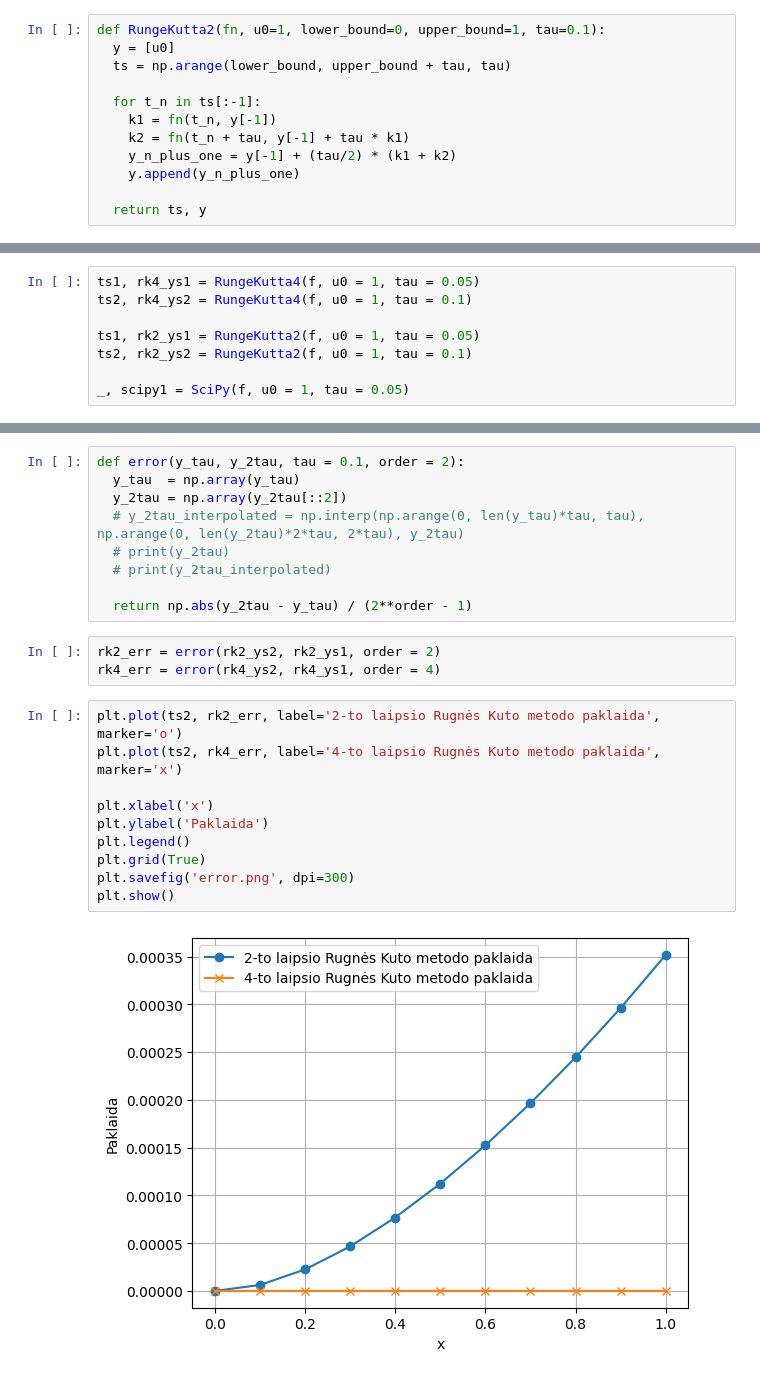
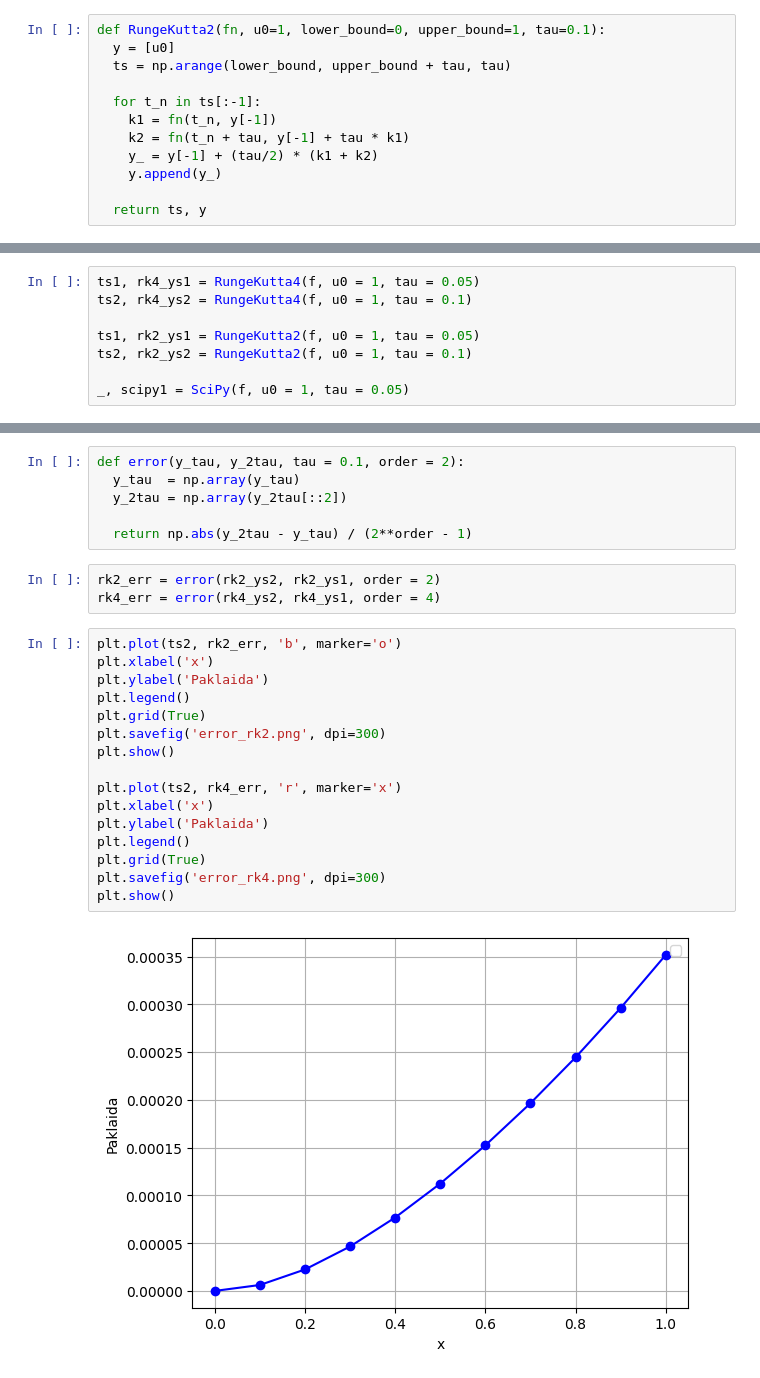
Before and after one commit to domanteli0/md, a Jupyter notebook: lab2/lab2.ipynb, the cells around one changed output, grey strips where cells are left out. Saved outputs shown, nothing was run; the diff lists cells and outputs as text.

```diff
--- a/lab2/lab2.ipynb
+++ b/lab2/lab2.ipynb
@@ -28,8 +28,8 @@ def RungeKutta2(fn, u0=1, lower_bound=0, upper_bound=1, tau=0.1):
   for t_n in ts[:-1]:
     k1 = fn(t_n, y[-1])
     k2 = fn(t_n + tau, y[-1] + tau * k1)
-    y_n_plus_one = y[-1] + (tau/2) * (k1 + k2)
-    y.append(y_n_plus_one)
+    y_ = y[-1] + (tau/2) * (k1 + k2)
+    y.append(y_)
 
   return ts, y
 # %%
@@ -91,23 +89,26 @@ plt.show()
 def error(y_tau, y_2tau, tau = 0.1, order = 2):
   y_tau  = np.array(y_tau)
   y_2tau = np.array(y_2tau[::2])
-  # y_2tau_interpolated = np.interp(np.arange(0, len(y_tau)*tau, tau), np.arange(0, len(y_2tau)*2*tau, 2*tau), y_2tau)
-  # print(y_2tau)
-  # print(y_2tau_interpolated)
 
   return np.abs(y_2tau - y_tau) / (2**order - 1)
 # %%
 rk2_err = error(rk2_ys2, rk2_ys1, order = 2)
 rk4_err = error(rk4_ys2, rk4_ys1, order = 4)
 # %%
-plt.plot(ts2, rk2_err, label='2-to laipsio Rugnės Kuto metodo paklaida', marker='o')
-plt.plot(ts2, rk4_err, label='4-to laipsio Rugnės Kuto metodo paklaida', marker='x')
-
+plt.plot(ts2, rk2_err, 'b', marker='o')
 plt.xlabel('x')
 plt.ylabel('Paklaida')
 plt.legend()
 plt.grid(True)
-plt.savefig('error.png', dpi=300)
+plt.savefig('error_rk2.png', dpi=300)
 plt.show()
+
+plt.plot(ts2, rk4_err, 'r', marker='x')
+plt.xlabel('x')
+plt.ylabel('Paklaida')
+plt.legend()
+plt.grid(True)
+plt.savefig('error_rk4.png', dpi=300)
+plt.show()
 # %% [output]
-[figure, old version]
+[figure, new version]
```
Also changed, not shown: parts of 2 cells of this notebook, 6 other files.
